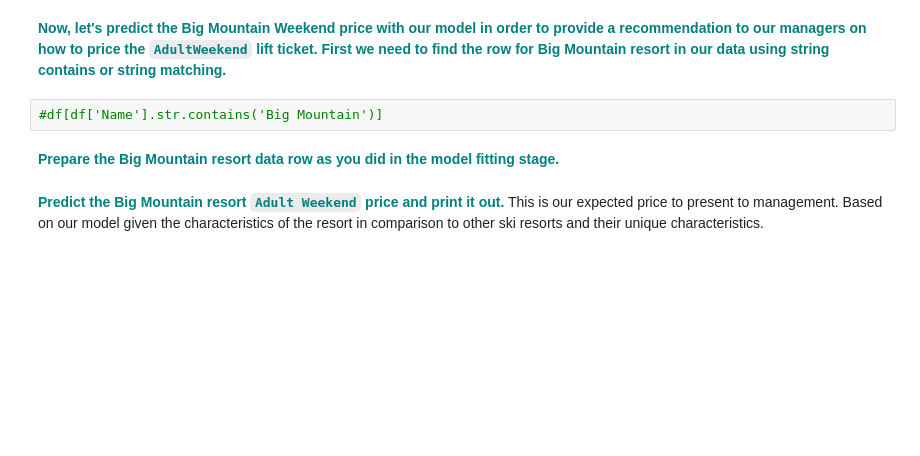
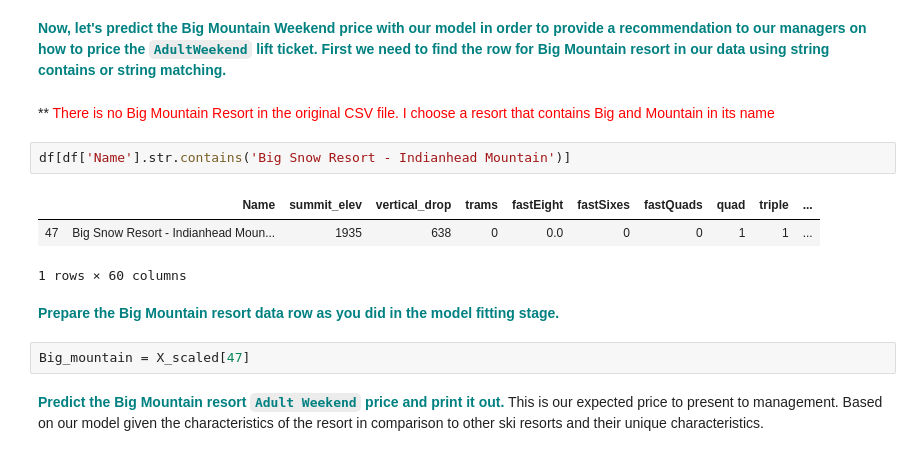
Before and after one commit to ennis-kurt/SpringBoard, a Jupyter notebook: Guided Capstone/GuidedCapstoneStep6HL.ipynb, the cells around one changed output. Drawn from its saved outputs; the diff is of its cells as text; blank space fills up the shorter version.

```diff
--- a/Guided Capstone/GuidedCapstoneStep6HL.ipynb
+++ b/Guided Capstone/GuidedCapstoneStep6HL.ipynb
@@ -113,9 +120,17 @@ print(f' RMSE = {rmse}\n explained variance score = {exvarscore}\n mean absolute
 ## Review the results
 # %% [markdown]
 **<font color='teal'> Now, let's predict the Big Mountain Weekend price with our model in order to provide a recommendation to our managers on how to price the `AdultWeekend` lift ticket. First we need to find the row for Big Mountain resort in our data using string contains or string matching.</font>**
+# %% [markdown]
+**<font color='red'> There is no Big Mountain Resort in the original CSV file. I choose a resort that contains Big and Mountain in its name </font>
 # %%
-#df[df['Name'].str.contains('Big Mountain')]
+df[df['Name'].str.contains('Big Snow Resort - Indianhead Mountain')]
+# %% [output]
+|  | Name | summit_elev | vertical_drop | trams | fastEight | fastSixes | fastQuads | quad | triple | ... |
+| 47 | Big Snow Resort - Indianhead Moun... | 1935 | 638 | 0 | 0.0 | 0 | 0 | 1 | 1 | ... |
+1 rows × 60 columns
 # %% [markdown]
 **<font color='teal'> Prepare the Big Mountain resort data row as you did in the model fitting stage.</font>**
+# %%
+Big_mountain = X_scaled[47]
 # %% [markdown]
 **<font color='teal'> Predict the Big Mountain resort `Adult Weekend` price and print it out.</font>** This is our expected price to present to management. Based on our model given the characteristics of the resort in comparison to other ski resorts and their unique characteristics.
```
Also changed, not shown: parts of 6 cells of this notebook, 5 other files.
